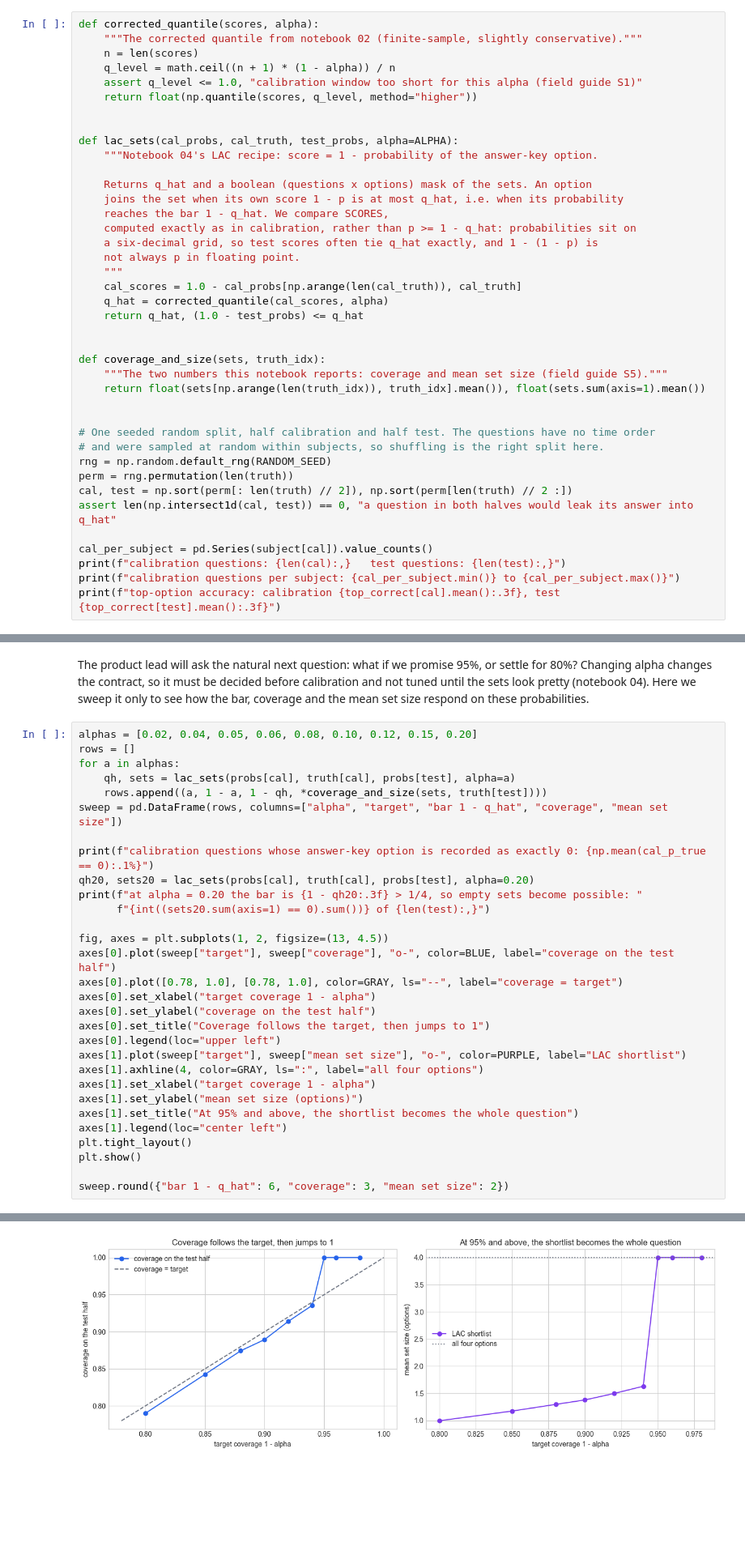
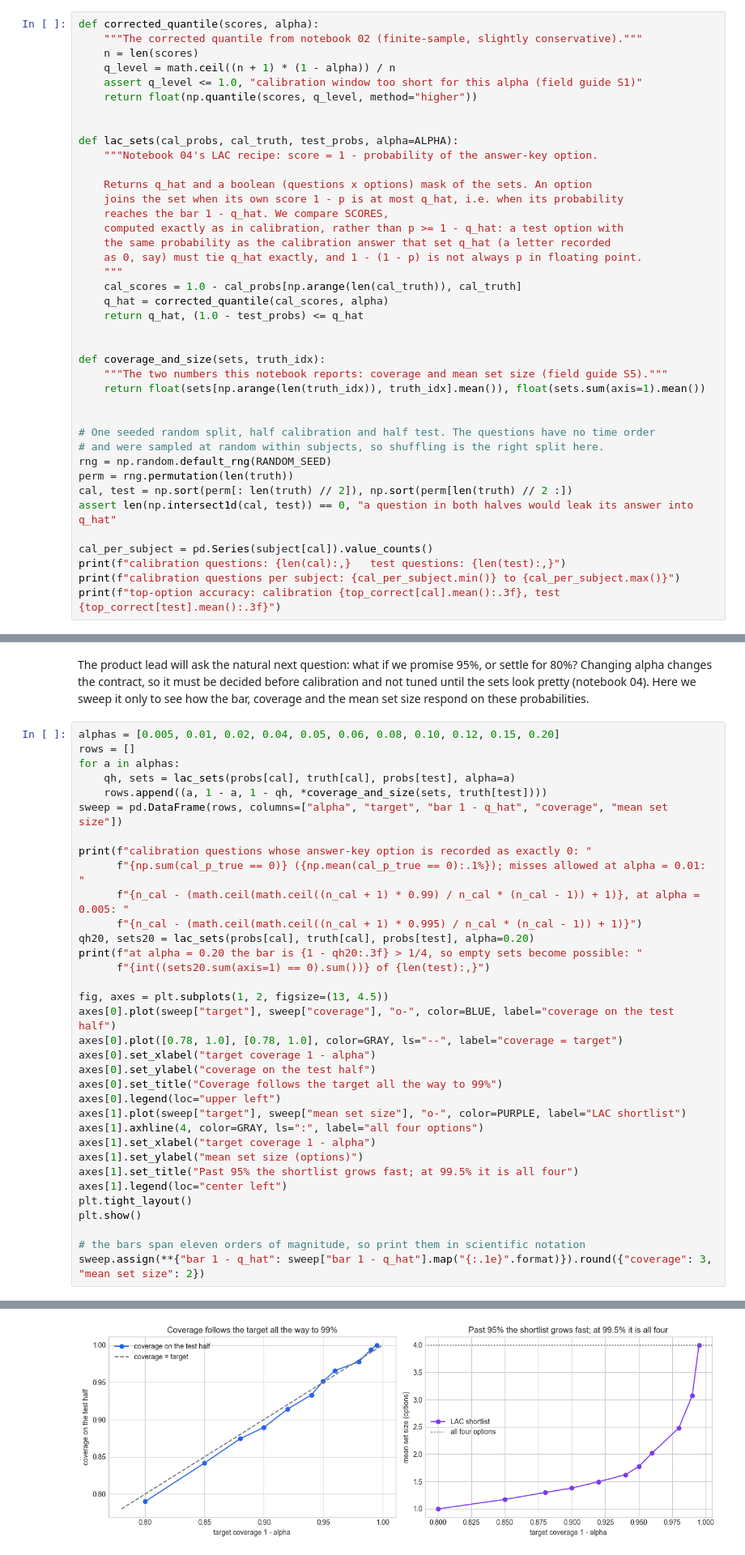
Before and after one commit to josephazar/conformal-prediction-intro, a Jupyter notebook: notebooks/17_multiple_choice_answer_sets.ipynb, the cells around one changed output, grey strips where cells are left out. Shown at 81% size. Saved outputs shown, nothing was run; the diff lists cells and outputs as text; blank space fills up the shorter version.

```diff
--- a/notebooks/17_multiple_choice_answer_sets.ipynb
+++ b/notebooks/17_multiple_choice_answer_sets.ipynb
@@ -101,9 +110,9 @@ def lac_sets(cal_probs, cal_truth, test_probs, alpha=ALPHA):
     Returns q_hat and a boolean (questions x options) mask of the sets. An option
     joins the set when its own score 1 - p is at most q_hat, i.e. when its probability
     reaches the bar 1 - q_hat. We compare SCORES,
-    computed exactly as in calibration, rather than p >= 1 - q_hat: probabilities sit on
-    a six-decimal grid, so test scores often tie q_hat exactly, and 1 - (1 - p) is
-    not always p in floating point.
+    computed exactly as in calibration, rather than p >= 1 - q_hat: a test option with
+    the same probability as the calibration answer that set q_hat (a letter recorded
+    as 0, say) must tie q_hat exactly, and 1 - (1 - p) is not always p in floating point.
     """
     cal_scores = 1.0 - cal_probs[np.arange(len(cal_truth)), cal_truth]
     q_hat = corrected_quantile(cal_scores, alpha)
@@ -346,14 +369,17 @@ The picture of section 2 does not depend on the draw. The mean set size stays be
 # %% [markdown]
 The product lead will ask the natural next question: what if we promise 95%, or settle for 80%? Changing alpha changes the contract, so it must be decided before calibration and not tuned until the sets look pretty (notebook 04). Here we sweep it only to see how the bar, coverage and the mean set size respond on these probabilities.
 # %%
-alphas = [0.02, 0.04, 0.05, 0.06, 0.08, 0.10, 0.12, 0.15, 0.20]
+alphas = [0.005, 0.01, 0.02, 0.04, 0.05, 0.06, 0.08, 0.10, 0.12, 0.15, 0.20]
 rows = []
 for a in alphas:
     qh, sets = lac_sets(probs[cal], truth[cal], probs[test], alpha=a)
     rows.append((a, 1 - a, 1 - qh, *coverage_and_size(sets, truth[test])))
 sweep = pd.DataFrame(rows, columns=["alpha", "target", "bar 1 - q_hat", "coverage", "mean set size"])
 
-print(f"calibration questions whose answer-key option is recorded as exactly 0: {np.mean(cal_p_true == 0):.1%}")
+print(f"calibration questions whose answer-key option is recorded as exactly 0: "
+      f"{np.sum(cal_p_true == 0)} ({np.mean(cal_p_true == 0):.1%}); misses allowed at alpha = 0.01: "
+      f"{n_cal - (math.ceil(math.ceil((n_cal + 1) * 0.99) / n_cal * (n_cal - 1)) + 1)}, at alpha = 0.005: "
+      f"{n_cal - (math.ceil(math.ceil((n_cal + 1) * 0.995) / n_cal * (n_cal - 1)) + 1)}")
 qh20, sets20 = lac_sets(probs[cal], truth[cal], probs[test], alpha=0.20)
 print(f"at alpha = 0.20 the bar is {1 - qh20:.3f} > 1/4, so empty sets become possible: "
       f"{int((sets20.sum(axis=1) == 0).sum())} of {len(test):,}")
@@ -363,16 +389,17 @@ axes[0].plot(sweep["target"], sweep["coverage"], "o-", color=BLUE, label="covera
 axes[0].plot([0.78, 1.0], [0.78, 1.0], color=GRAY, ls="--", label="coverage = target")
 axes[0].set_xlabel("target coverage 1 - alpha")
 axes[0].set_ylabel("coverage on the test half")
-axes[0].set_title("Coverage follows the target, then jumps to 1")
+axes[0].set_title("Coverage follows the target all the way to 99%")
 axes[0].legend(loc="upper left")
 axes[1].plot(sweep["target"], sweep["mean set size"], "o-", color=PURPLE, label="LAC shortlist")
 axes[1].axhline(4, color=GRAY, ls=":", label="all four options")
 axes[1].set_xlabel("target coverage 1 - alpha")
 axes[1].set_ylabel("mean set size (options)")
-axes[1].set_title("At 95% and above, the shortlist becomes the whole question")
+axes[1].set_title("Past 95% the shortlist grows fast; at 99.5% it is all four")
 axes[1].legend(loc="center left")
 plt.tight_layout()
 plt.show()
 
-sweep.round({"bar 1 - q_hat": 6, "coverage": 3, "mean set size": 2})
+# the bars span eleven orders of magnitude, so print them in scientific notation
+sweep.assign(**{"bar 1 - q_hat": sweep["bar 1 - q_hat"].map("{:.1e}".format)}).round({"coverage": 3, "mean set size": 2})
 # %% [output]
@@ -380,3 +407,3 @@ calibration questions whose answer-key option is recorded as exactly 0: 5.0%
 at alpha = 0.20 the bar is 0.484 > 1/4, so empty sets become possible: 8 of 1,257
-[figure, old version]
+[figure, new version]
 |  | alpha | target | bar 1 - q_hat | coverage | mean set size |
```
Also changed, not shown: parts of 26 cells of this notebook, 3 other files.
